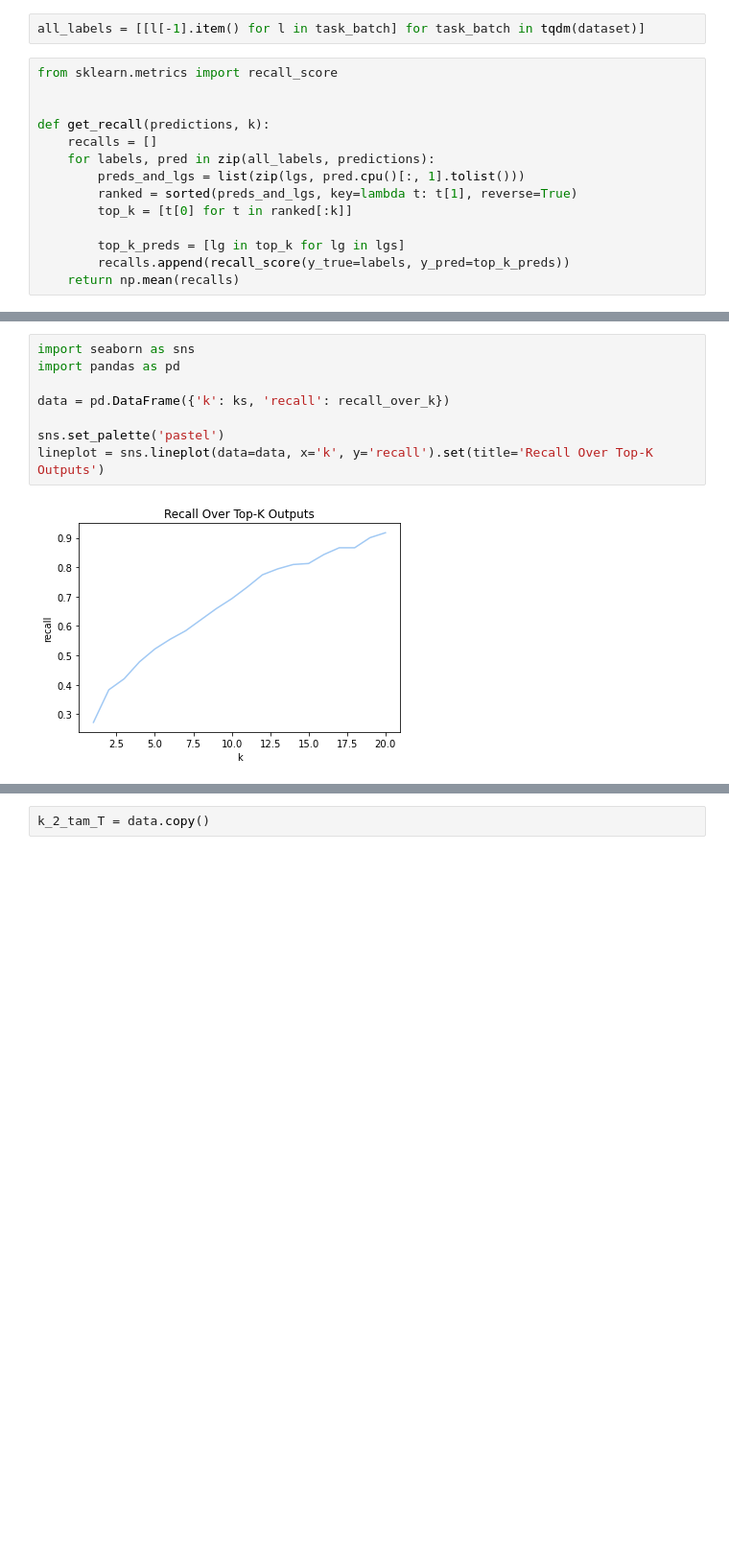
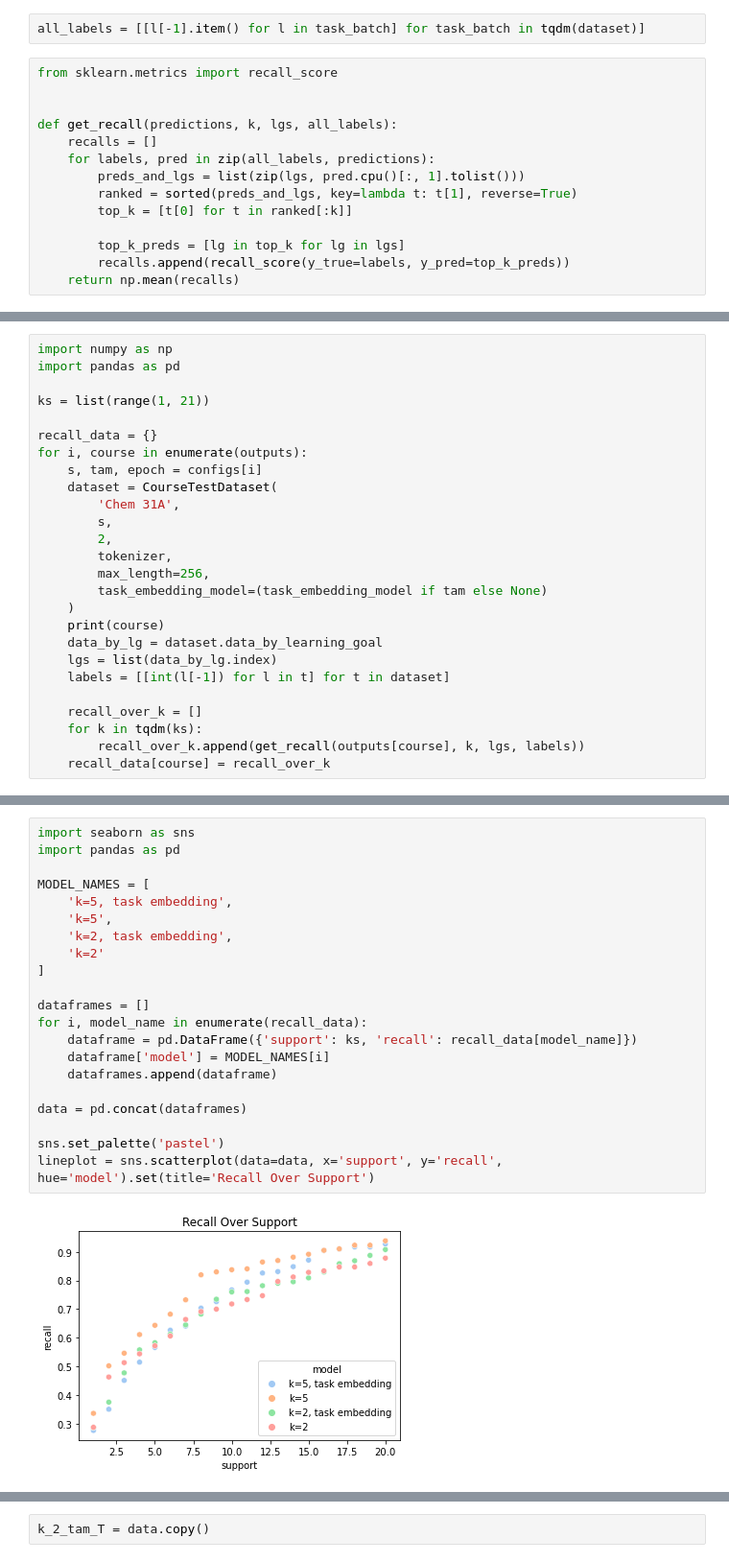
Before and after one commit to AmirZur/smartstem-ai, a Jupyter notebook: playground.ipynb, the cells around one changed output, grey strips where cells are left out. Shown at 96% size. Drawn from its saved outputs; the diff is of its cells as text; blank space fills up the shorter version.

```diff
--- a/playground.ipynb
+++ b/playground.ipynb
@@ -956,7 +956,7 @@ all_labels = [[l[-1].item() for l in task_batch] for task_batch in tqdm(dataset)
 from sklearn.metrics import recall_score
 
 
-def get_recall(predictions, k):
+def get_recall(predictions, k, lgs, all_labels):
     recalls = []
     for labels, pred in zip(all_labels, predictions):
         preds_and_lgs = list(zip(lgs, pred.cpu()[:, 1].tolist()))
@@ -974,0 +1037,26 @@ for k in ks:
+# %%
+import numpy as np
+import pandas as pd
+
+ks = list(range(1, 21))
+
+recall_data = {}
+for i, course in enumerate(outputs):
+    s, tam, epoch = configs[i]
+    dataset = CourseTestDataset(
+        'Chem 31A',
+        s,
+        2,
+        tokenizer,
+        max_length=256,
+        task_embedding_model=(task_embedding_model if tam else None)
+    )
+    print(course)
+    data_by_lg = dataset.data_by_learning_goal
+    lgs = list(data_by_lg.index)
+    labels = [[int(l[-1]) for l in t] for t in dataset]
+
+    recall_over_k = []
+    for k in tqdm(ks):
+        recall_over_k.append(get_recall(outputs[course], k, lgs, labels))
+    recall_data[course] = recall_over_k
@@ -975,10 +1068,23 @@ for k in ks:
 # %%
 import seaborn as sns
 import pandas as pd
 
-data = pd.DataFrame({'k': ks, 'recall': recall_over_k})
+MODEL_NAMES = [
+    'k=5, task embedding',
+    'k=5',
+    'k=2, task embedding',
+    'k=2'
+]
+
+dataframes = []
+for i, model_name in enumerate(recall_data):
+    dataframe = pd.DataFrame({'support': ks, 'recall': recall_data[model_name]})
+    dataframe['model'] = MODEL_NAMES[i]
+    dataframes.append(dataframe)
+
+data = pd.concat(dataframes)
 
 sns.set_palette('pastel')
-lineplot = sns.lineplot(data=data, x='k', y='recall').set(title='Recall Over Top-K Outputs')
+lineplot = sns.scatterplot(data=data, x='support', y='recall', hue='model').set(title='Recall Over Support')
 # %% [output]
-[figure, old version]
+[figure, new version]
```
Also changed, not shown: parts of 5 cells of this notebook, 1 other file.
